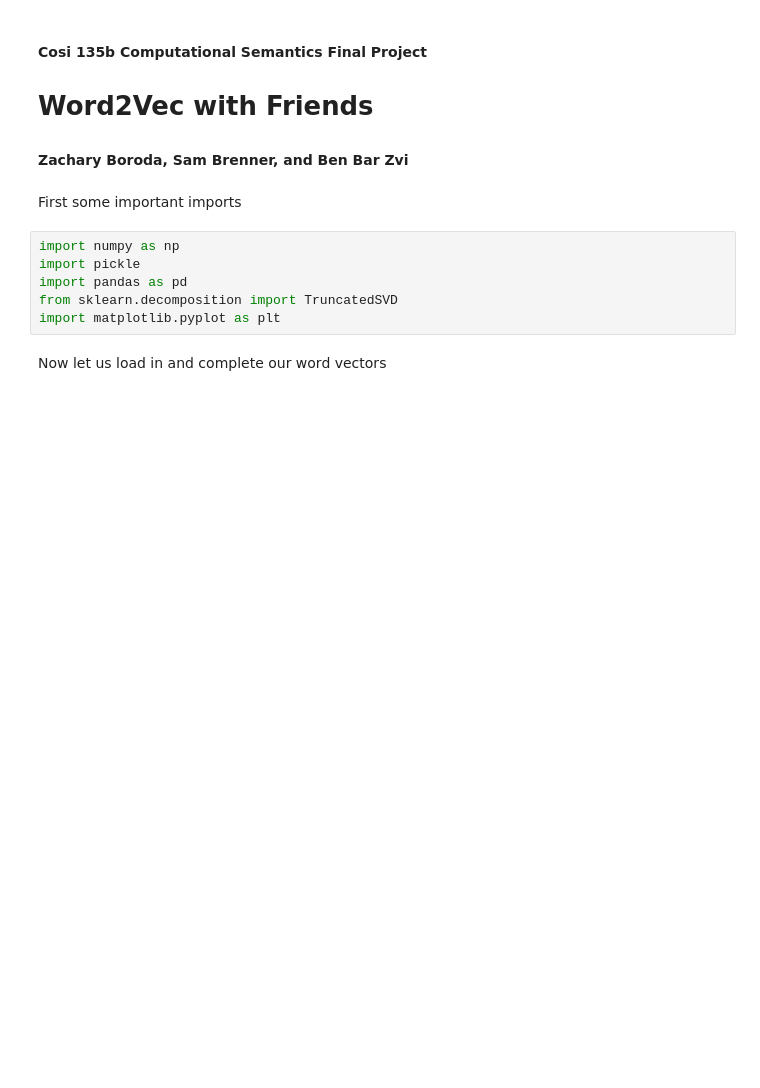
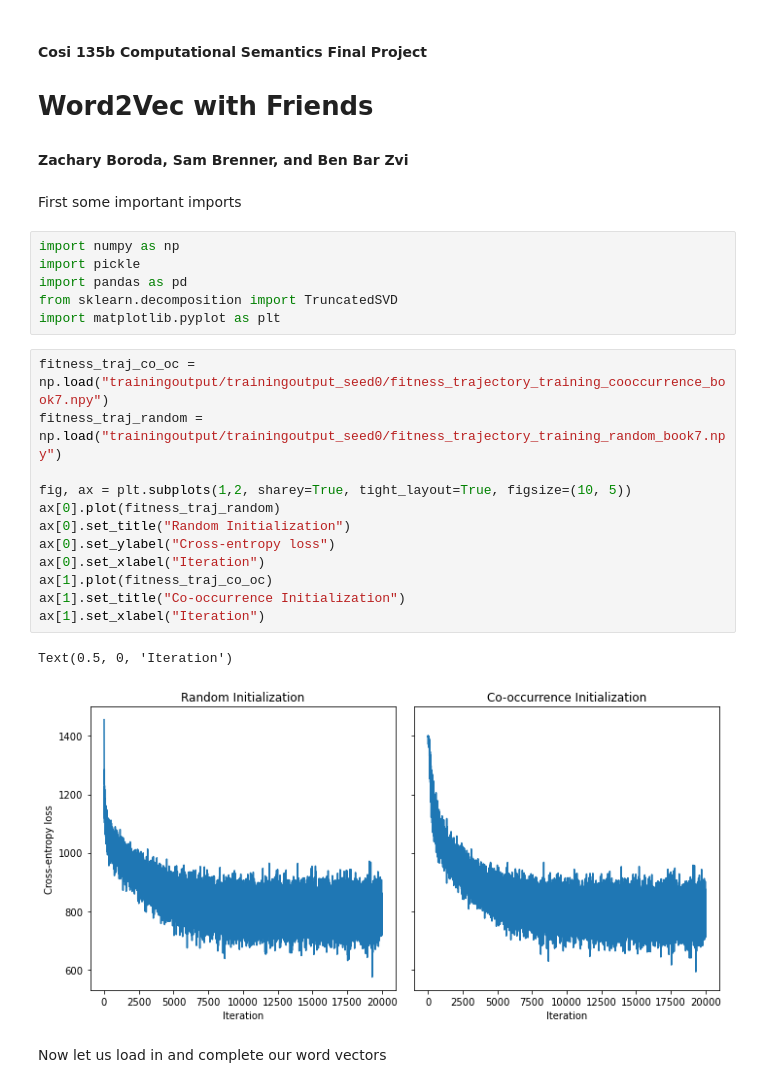
Before and after one commit to sbrenner132/modified-word2vec, a Jupyter notebook: results_analysis.ipynb, the cells around one changed output. Drawn from its saved outputs; the diff is of its cells as text; blank space fills up the shorter version.

```diff
--- a/results_analysis.ipynb
+++ b/results_analysis.ipynb
@@ -10,6 +10,21 @@ import pickle
 import pandas as pd
 from sklearn.decomposition import TruncatedSVD
 import matplotlib.pyplot as plt
+# %%
+fitness_traj_co_oc = np.load("trainingoutput/trainingoutput_seed0/fitness_trajectory_training_cooccurrence_book7.npy")
+fitness_traj_random = np.load("trainingoutput/trainingoutput_seed0/fitness_trajectory_training_random_book7.npy")
+
+fig, ax = plt.subplots(1,2, sharey=True, tight_layout=True, figsize=(10, 5))
+ax[0].plot(fitness_traj_random)
+ax[0].set_title("Random Initialization")
+ax[0].set_ylabel("Cross-entropy loss")
+ax[0].set_xlabel("Iteration")
+ax[1].plot(fitness_traj_co_oc)
+ax[1].set_title("Co-occurrence Initialization")
+ax[1].set_xlabel("Iteration")
+# %% [output]
+Text(0.5, 0, 'Iteration')
+[figure, added]
 # %% [markdown]
 Now let us load in and complete our word vectors
 # %%
```
Also changed, not shown: parts of 7 cells of this notebook, 4 other files.
